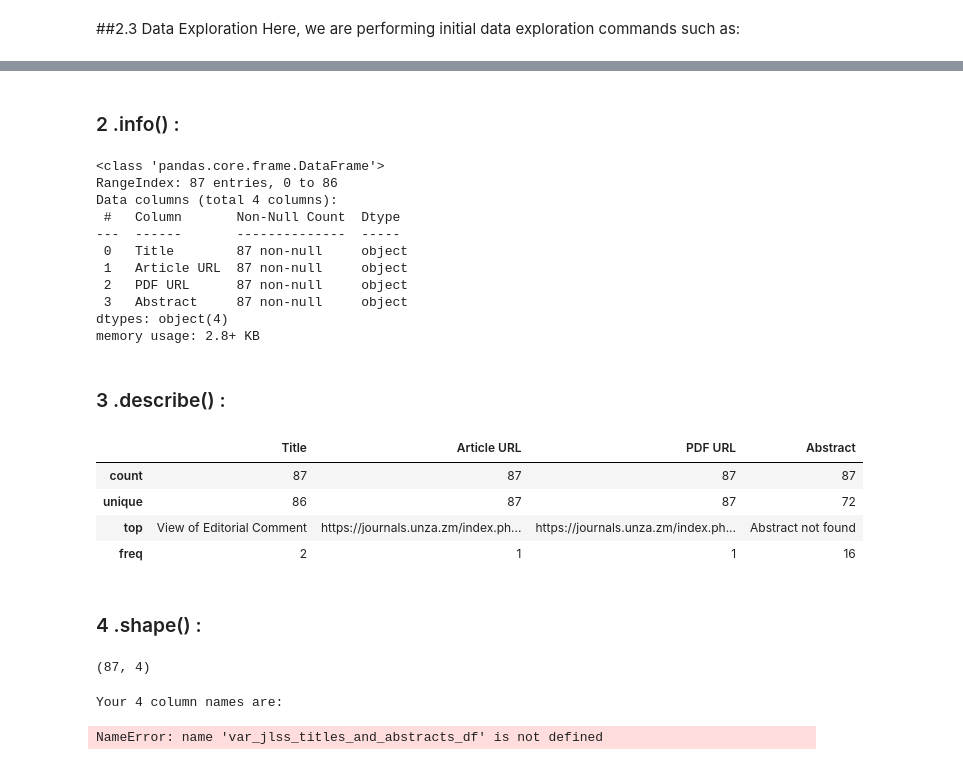
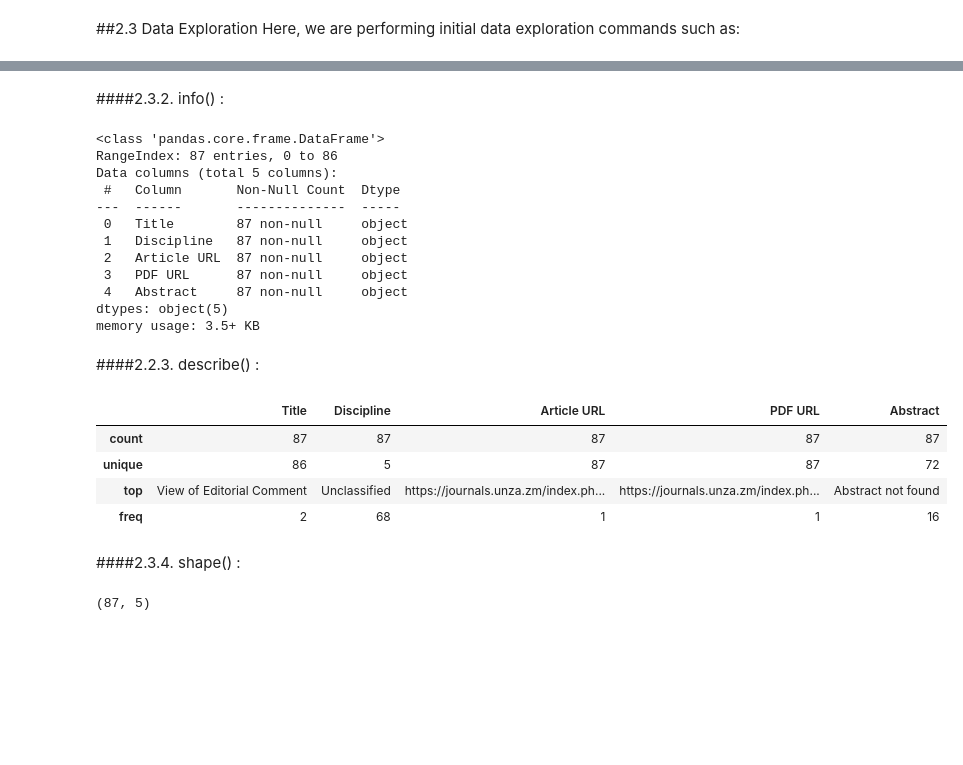
Before and after one commit to sydneymulando/code-unza15-CSC-4792-project-team-15-repository-for-project-team-15, a Jupyter notebook: code_unza25_csc4792_project_team_15_notebook.ipynb, the cells around one changed output, grey strips where cells are left out. Saved outputs shown, nothing was run; the diff lists cells and outputs as text; code cells hidden in the pictures; blank space fills up the shorter version.

Commit message:
[DU] updated some of the scripts, and formatted the document. [DP] included some sections for data preparation.

```diff
--- a/code_unza25_csc4792_project_team_15_notebook.ipynb
+++ b/code_unza25_csc4792_project_team_15_notebook.ipynb
@@ -671,9 +972,9 @@ Download completed
 # %%
 #Define the file path
-var_jlss_titles_and_abstracts_path="/content/misc-unza25-csc4792-project_team15/jlss_titles_and_abstracts.csv"
+var_jlss_titles_disciplines_and_abstracts_path="/content/misc-unza25-csc4792-project_team15/jlss_titles_disciplines_and_abstracts.csv"
 
 #load the datasets into Dataframes
-var_jlss_titles_and_abstracts_df = pd.read_csv(var_jlss_titles_and_abstracts_path)
+var_jlss_titles_disciplines_and_abstracts_df = pd.read_csv(var_jlss_titles_disciplines_and_abstracts_path)
 # %% [markdown]
 ##2.3 Data Exploration
 Here, we are performing initial data exploration commands such as:
@@ -686,47 +992,33 @@ NameError: name 'var_jlss_titles_and_abstracts_df' is not defined
 # %% [markdown]
-### 2 .info() :
+####2.3.2. info() :
 # %%
-var_jlss_titles_and_abstracts_df.info()
+var_jlss_titles_disciplines_and_abstracts_df.info()
 # %% [output]
 <class 'pandas.core.frame.DataFrame'>
 RangeIndex: 87 entries, 0 to 86
-Data columns (total 4 columns):
+Data columns (total 5 columns):
  #   Column       Non-Null Count  Dtype
 ---  ------       --------------  -----
  0   Title        87 non-null     object
- 1   Article URL  87 non-null     object
- 2   PDF URL      87 non-null     object
- 3   Abstract     87 non-null     object
-dtypes: object(4)
-memory usage: 2.8+ KB
+ 1   Discipline   87 non-null     object
+ 2   Article URL  87 non-null     object
+ 3   PDF URL      87 non-null     object
+ 4   Abstract     87 non-null     object
+dtypes: object(5)
+memory usage: 3.5+ KB
 # %% [markdown]
-### 3 .describe() :
+####2.2.3. describe() :
 # %%
-var_jlss_titles_and_abstracts_df.describe()
+var_jlss_titles_disciplines_and_abstracts_df.describe()
 # %% [output]
-|  | Title | Article URL | PDF URL | Abstract |
-| count | 87 | 87 | 87 | 87 |
-| unique | 86 | 87 | 87 | 72 |
-| top | View of Editorial Comment | https://journals.unza.zm/index.ph... | https://journals.unza.zm/index.ph... | Abstract not found |
-| freq | 2 | 1 | 1 | 16 |
+|  | Title | Discipline | Article URL | PDF URL | Abstract |
+| count | 87 | 87 | 87 | 87 | 87 |
+| unique | 86 | 5 | 87 | 87 | 72 |
+| top | View of Editorial Comment | Unclassified | https://journals.unza.zm/index.ph... | https://journals.unza.zm/index.ph... | Abstract not found |
+| freq | 2 | 68 | 1 | 1 | 16 |
 # %% [markdown]
-### 4 .shape() :
+####2.3.4. shape() :
 # %%
-var_jlss_titles_and_abstracts_df.shape
+var_jlss_titles_disciplines_and_abstracts_df.shape
 # %% [output]
-(87, 4)
+(87, 5)
-# %%
-import matplotlib.pyplot as plt
-import seaborn as sns
-
-print("Your 4 column names are:")
-print(var_jlss_titles_and_abstracts_df.columns.tolist())
-
-# The following lines were removed as they caused errors or were not relevant visualizations:
-# print(df['Title'])
-# df['Title'].hist()
-# df['Article URL'].hist()
-# plt.show()
-# %% [output]
-Your 4 column names are:
-NameError: name 'var_jlss_titles_and_abstracts_df' is not defined
```
Also changed, not shown: parts of 32 cells of this notebook.
